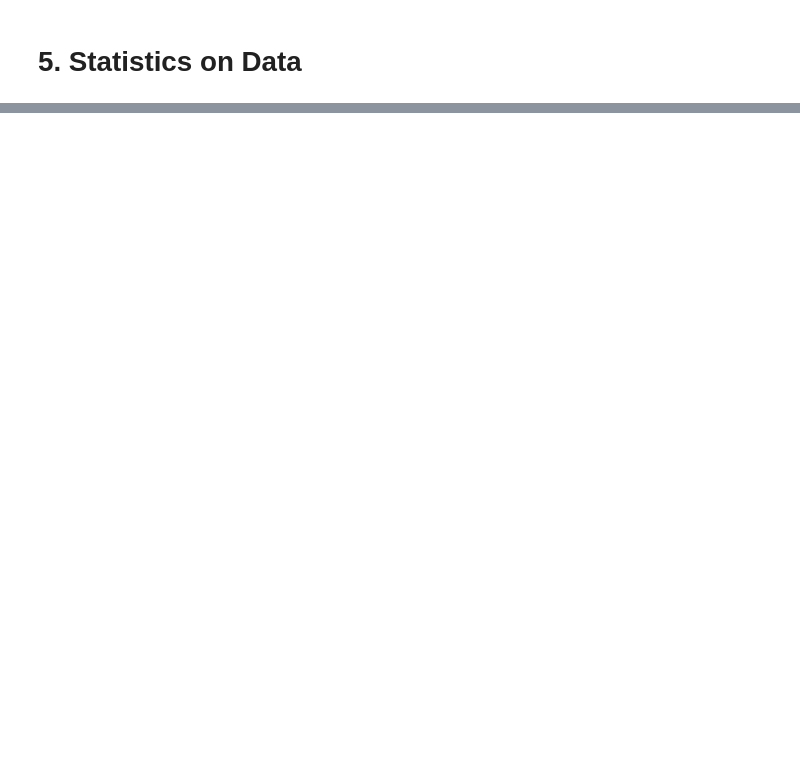
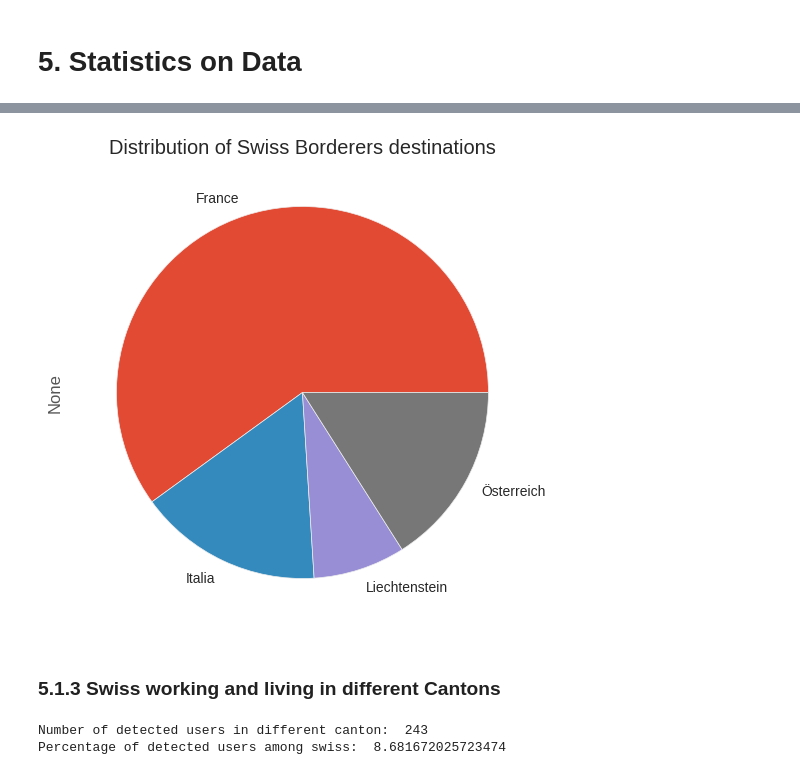
Before and after one commit to agpmilli/swissgeotweet, a Jupyter notebook: mobility-pattern/mobility-pattern.ipynb, the cells around one changed output, grey strips where cells are left out. Cells and saved outputs as stored; diff of their text form; code cells hidden in the pictures; blank space fills up the shorter version.

```diff
--- a/mobility-pattern/mobility-pattern.ipynb
+++ b/mobility-pattern/mobility-pattern.ipynb
@@ -658,0 +756,20 @@ users.to_csv('users_final.csv', index=False)
+# %%
+swiss = borderers[(borderers.homeCountry == "Suisse") & (borderers.workCountry != "Suisse")]
+ch = swiss.groupby('workCountry').size()
+plt.style.use('ggplot')
+ch.plot.pie(figsize=(6,6), title="Distribution of Swiss Borderers destinations")
+plt.savefig('swissborderers.png')
+plt.show()
+# %% [output]
+[figure, added]
+# %% [markdown]
+### 5.1.3 Swiss working and living in different Cantons
+# %%
+#globally
+diffcant = users[(users.homeCountry == "Suisse") & (users.homeCanton != users.workCanton)]
+swiss = users[users.homeCountry == "Suisse"]
+print("Number of detected users in different canton: ", len(diffcant))
+print("Percentage of detected users among swiss: ", 100*(len(diffcant)/len(swiss)))
+# %% [output]
+Number of detected users in different canton:  243
+Percentage of detected users among swiss:  8.681672025723474
```
Also changed, not shown: parts of 31 cells of this notebook, 9 other files.
